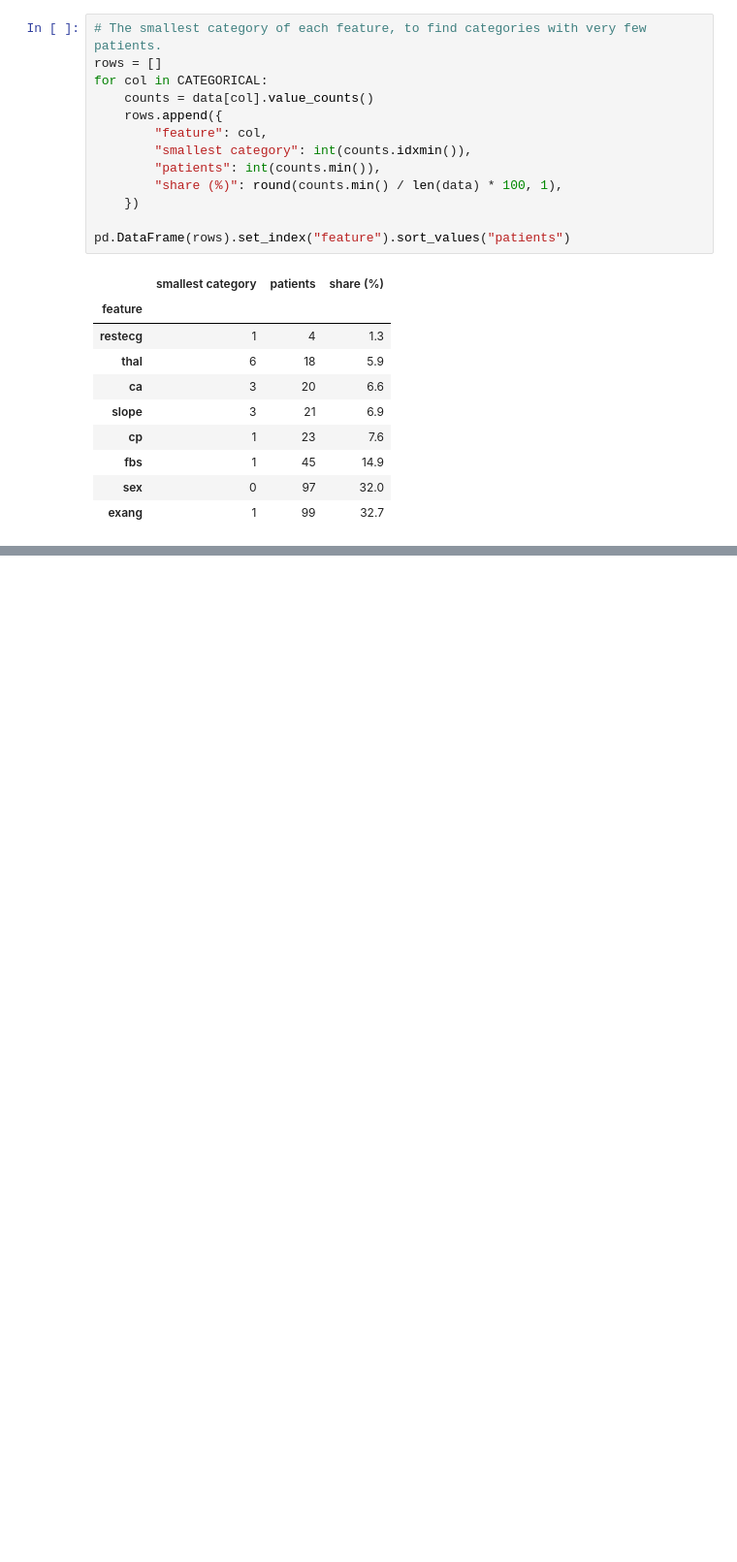
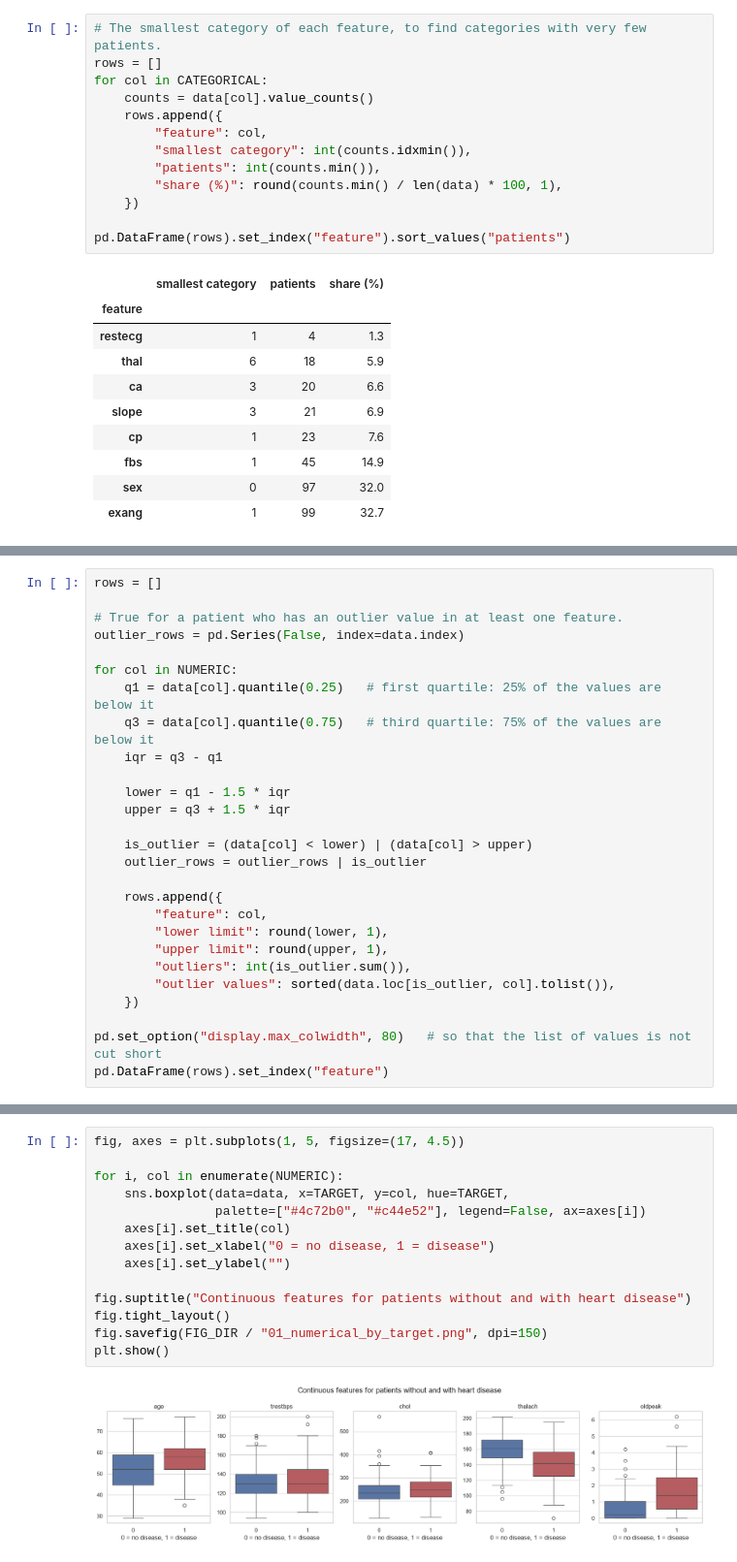
Before and after one commit to 2025ae05589/heart-disease-mlops, a Jupyter notebook: notebooks/01_data_acquisition_and_eda.ipynb, the cells around one changed output, grey strips where cells are left out. Shown at 97% size. Cells and saved outputs as stored; diff of their text form; blank space fills up the shorter version.

```diff
--- a/notebooks/01_data_acquisition_and_eda.ipynb
+++ b/notebooks/01_data_acquisition_and_eda.ipynb
@@ -811,0 +850,27 @@ pd.DataFrame(rows).set_index("feature").sort_values("patients")
+# %%
+rows = []
+
+# True for a patient who has an outlier value in at least one feature.
+outlier_rows = pd.Series(False, index=data.index)
+
+for col in NUMERIC:
+    q1 = data[col].quantile(0.25)   # first quartile: 25% of the values are below it
+    q3 = data[col].quantile(0.75)   # third quartile: 75% of the values are below it
+    iqr = q3 - q1
+
+    lower = q1 - 1.5 * iqr
+    upper = q3 + 1.5 * iqr
+
+    is_outlier = (data[col] < lower) | (data[col] > upper)
+    outlier_rows = outlier_rows | is_outlier
+
+    rows.append({
+        "feature": col,
+        "lower limit": round(lower, 1),
+        "upper limit": round(upper, 1),
+        "outliers": int(is_outlier.sum()),
+        "outlier values": sorted(data.loc[is_outlier, col].tolist()),
+    })
+
+pd.set_option("display.max_colwidth", 80)   # so that the list of values is not cut short
+pd.DataFrame(rows).set_index("feature")
@@ -811,0 +936,16 @@ pd.DataFrame(rows).set_index("feature").sort_values("patients")
+# %%
+fig, axes = plt.subplots(1, 5, figsize=(17, 4.5))
+
+for i, col in enumerate(NUMERIC):
+    sns.boxplot(data=data, x=TARGET, y=col, hue=TARGET,
+                palette=["#4c72b0", "#c44e52"], legend=False, ax=axes[i])
+    axes[i].set_title(col)
+    axes[i].set_xlabel("0 = no disease, 1 = disease")
+    axes[i].set_ylabel("")
+
+fig.suptitle("Continuous features for patients without and with heart disease")
+fig.tight_layout()
+fig.savefig(FIG_DIR / "01_numerical_by_target.png", dpi=150)
+plt.show()
+# %% [output]
+[figure, added]
```
Also changed, not shown: parts of 46 cells of this notebook, 5 other files.
